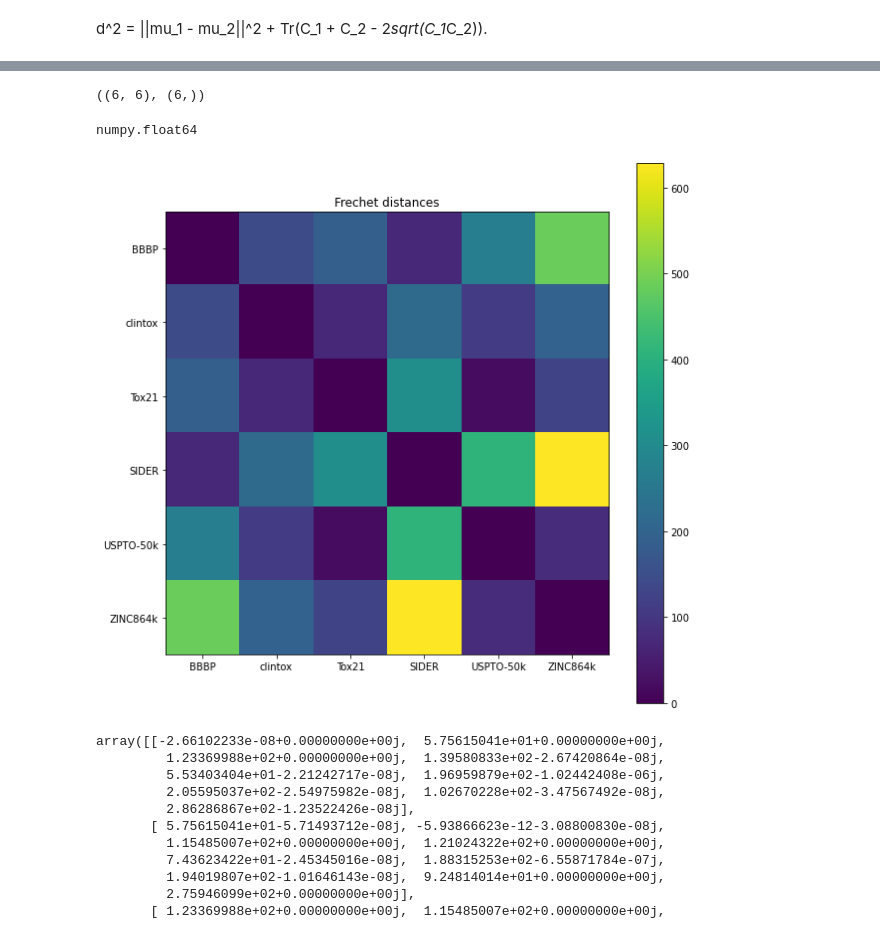
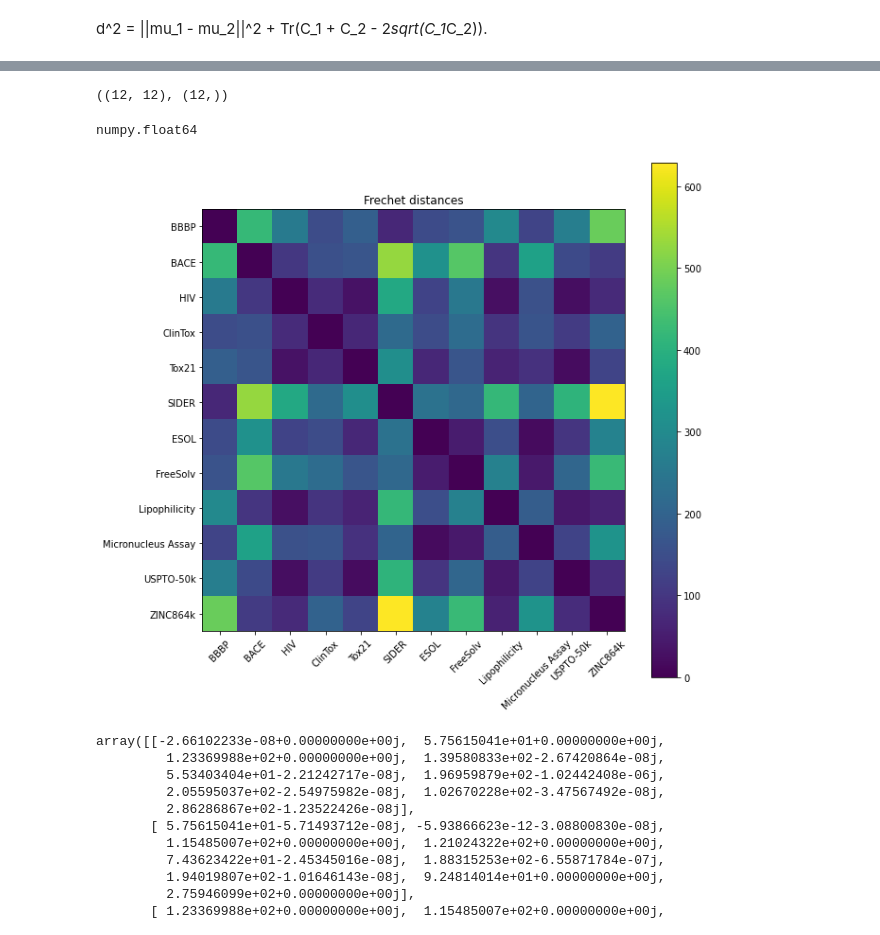
Before and after one commit to YerevaNN/fairseq, a Jupyter notebook: scripts/distances.ipynb, the cells around one changed output, grey strips where cells are left out. Saved outputs shown, nothing was run; the diff lists cells and outputs as text; code cells hidden in the pictures.

```diff
--- a/scripts/distances.ipynb
+++ b/scripts/distances.ipynb
@@ -20,7 +20,7 @@ from sklearn import metrics
 # %%
 # BBBP, clintox_0, BACE, Tox21, SIDER_0, Genotoxicity, esol, lipo, ZINC
 # %%
-dataset_name_list = ["BBBP", "clintox", "Tox21", "SIDER", "USPTO-50k", "ZINC864k"]
+dataset_name_list = ["BBBP", "BACE", "HIV", "clintox", "Tox21", "SIDER", "esol", "freesolv", "lipo", "Genotoxicity_0-fold_0", "USPTO-50k", "ZINC864k"]
 # %%
 path = "/mnt/good/gayane/data/data_load_folder"
 # %%
@@ -47,13 +53,13 @@ The Frechet distance between two multivariate Gaussians X_1 ~ N(mu_1, C_1) and X
 
 d^2 = ||mu_1 - mu_2||^2 + Tr(C_1 + C_2 - 2*sqrt(C_1*C_2)).
 # %%
-# metric = 'Frechet'
-# r = (0, 0.8)
-# rmin = (0, 0.5)
+metric = 'Frechet'
+r = (0, 0.8)
+rmin = (0, 0.5)
 
-metric = 'euclidean'
-r = (0, 40)
-r = (0, 25)
+# metric = 'euclidean'
+# r = (0, 40)
+# r = (0, 25)
 # %%
 mu = []
 for X in Xs:
@@ -135,32 +163,32 @@ for i in range(len(dist)):
 dist_real = np.array(dist_real)
 dist_real.shape, dist_real[0].shape
 # %% [output]
-((6, 6), (6,))
+((12, 12), (12,))
 # %%
 type(dist_real[0][1])
 # %% [output]
 numpy.float64
 # %%
-dataset_name_list = ['BBBP', 'ClinTox','BACE', 'Tox21', 'SIDER', 'Genotoxicity', 'ESOL', 'Lipo', 'ZINC856k']
+dataset_name_list = ["BBBP", "BACE", "HIV", "ClinTox", "Tox21", "SIDER", "ESOL", "FreeSolv", "Lipophilicity", "Micronucleus Assay", "USPTO-50k", "ZINC864k"]
 # %%
 from matplotlib.pyplot import figure
-
+n = len(dataset_name_list)
 figure(figsize=(10, 10))
 plt.imshow(dist_real);
 
 names = ", ".join(i for i in dataset_name_list)
 
 plt.title(f'Frechet distances')
-plt.xticks(range(6), [""]*6)
-plt.xticks(range(6), dataset_name_list)
+plt.xticks(range(n), [""]*n)
+plt.xticks(range(n), dataset_name_list, rotation=45)
 
-plt.yticks(range(6), dataset_name_list)
+plt.yticks(range(n), dataset_name_list)
 plt.colorbar()
 plt.savefig("Frechet.png")
 plt.savefig("Frechet.pdf")
 plt.show();
 # %% [output]
-[figure, old version]
+[figure, new version]
 # %%
 dist
 # %% [output]
```
Also changed, not shown: parts of 6 cells of this notebook, 4 other files.
